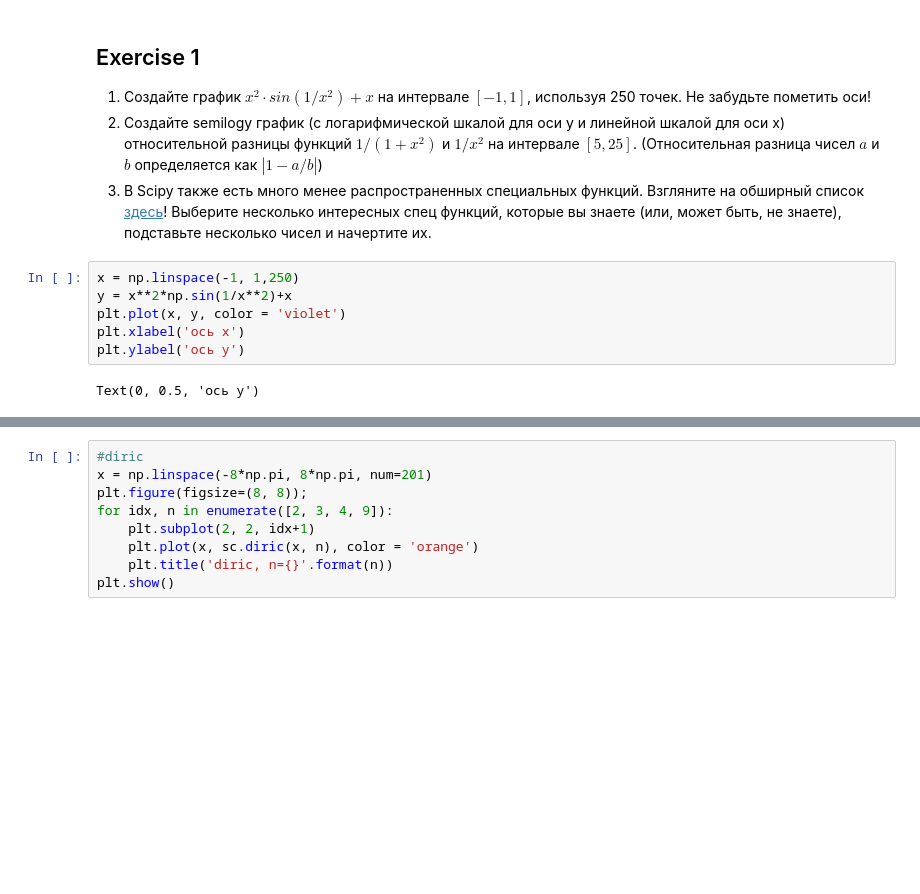
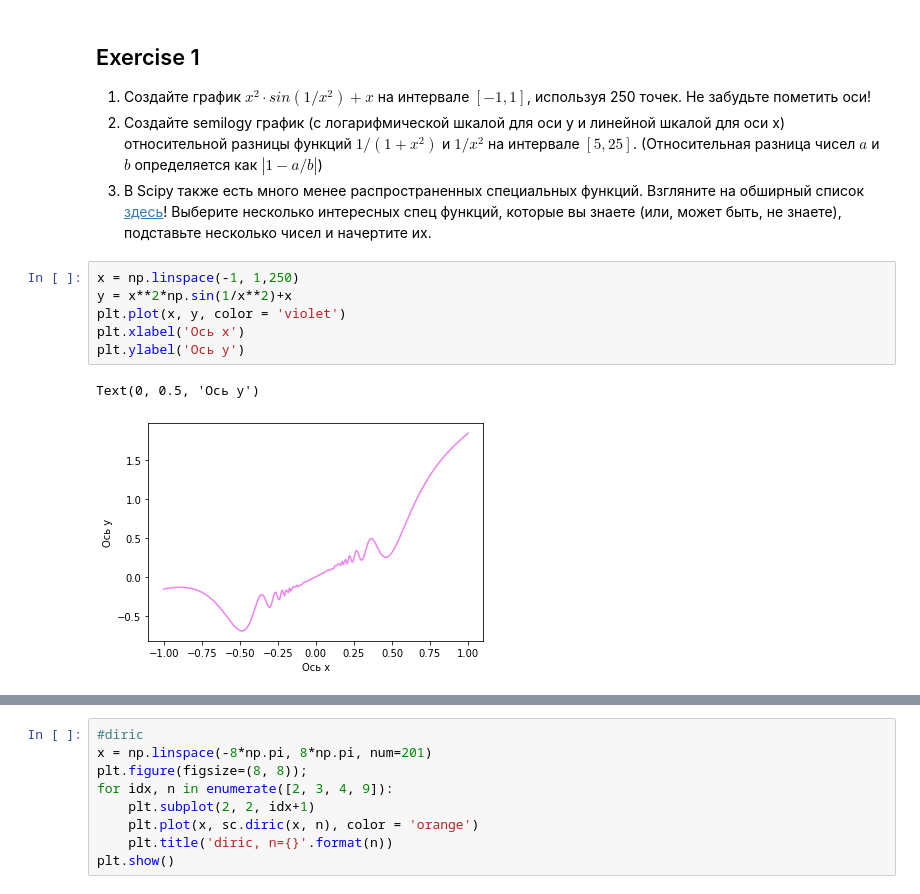
Before and after one commit to nindzyaa/Autumn_Python_2022, a Jupyter notebook: homework-7/заминка.ipynb, the cells around one changed output, grey strips where cells are left out. Cells and saved outputs as stored; diff of their text form; blank space fills up the shorter version.

```diff
--- a/homework-7/заминка.ipynb
+++ b/homework-7/заминка.ipynb
@@ -14,11 +14,12 @@ import scipy.special as sc
 # %%
 x = np.linspace(-1, 1,250)
 y = x**2*np.sin(1/x**2)+x
 plt.plot(x, y, color = 'violet')
-plt.xlabel('ось x')
-plt.ylabel('ось y')
+plt.xlabel('Ось x')
+plt.ylabel('Ось y')
 # %% [output]
-Text(0, 0.5, 'ось y')
+Text(0, 0.5, 'Ось y')
+[figure, added]
 # %%
 x = np.linspace(5,25)
 y = abs(1-((1/(1+x**2))/(1/x**2)))
```
Also changed, not shown: parts of 7 cells of this notebook, 1 other file.
